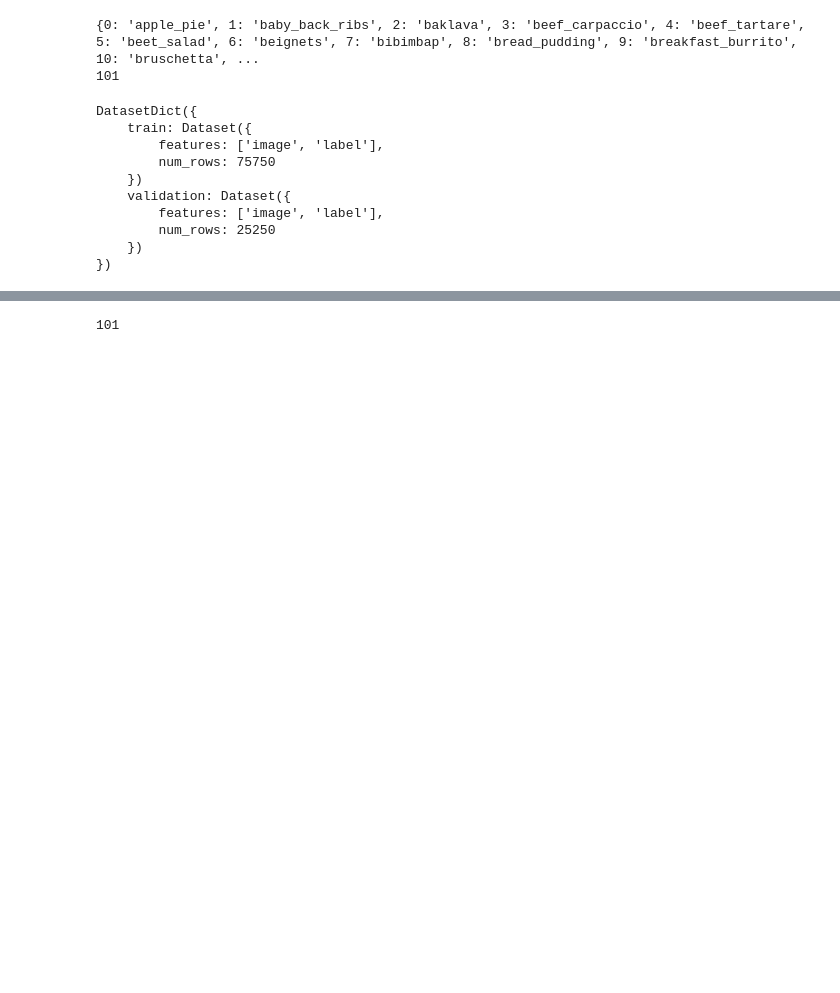
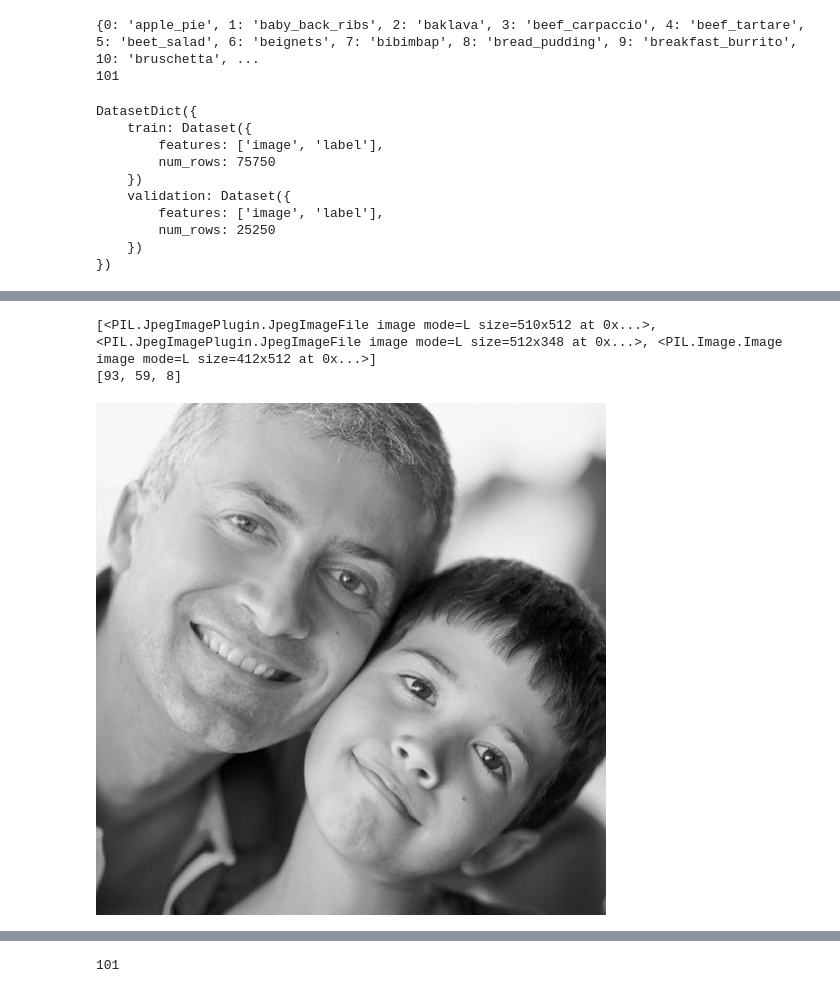
Before and after one commit to wpradamancilla/CEIA-ViT, a Jupyter notebook: TPFinal/TPFinal.ipynb, the cells around one changed output, grey strips where cells are left out. Saved outputs shown, nothing was run; the diff lists cells and outputs as text; code cells hidden in the pictures; blank space fills up the shorter version.

```diff
--- a/TPFinal/TPFinal.ipynb
+++ b/TPFinal/TPFinal.ipynb
@@ -66,0 +126,11 @@ PIL.Image.Image
+# %%
+# Se ve que algunas imagenes están en modo 'L' en el set de entrenamiento. Lo que causa error. Además no tienen nada que ver con comida, aunque tengan label.
+print(trainds[18508, 23754, 56094]['image'])
+print(trainds[18508, 23754, 56094]['label'])
+# %% [output]
+[<PIL.JpegImagePlugin.JpegImageFile image mode=L size=510x512 at 0x...>, <PIL.JpegImagePlugin.JpegImageFile image mode=L size=512x348 at 0x...>, <PIL.Image.Image image mode=L size=412x512 at 0x...>]
+[93, 59, 8]
+# %%
+trainds[18508]['image']
+# %% [output]
+[figure, added]
```
Also changed, not shown: parts of 31 cells of this notebook.
